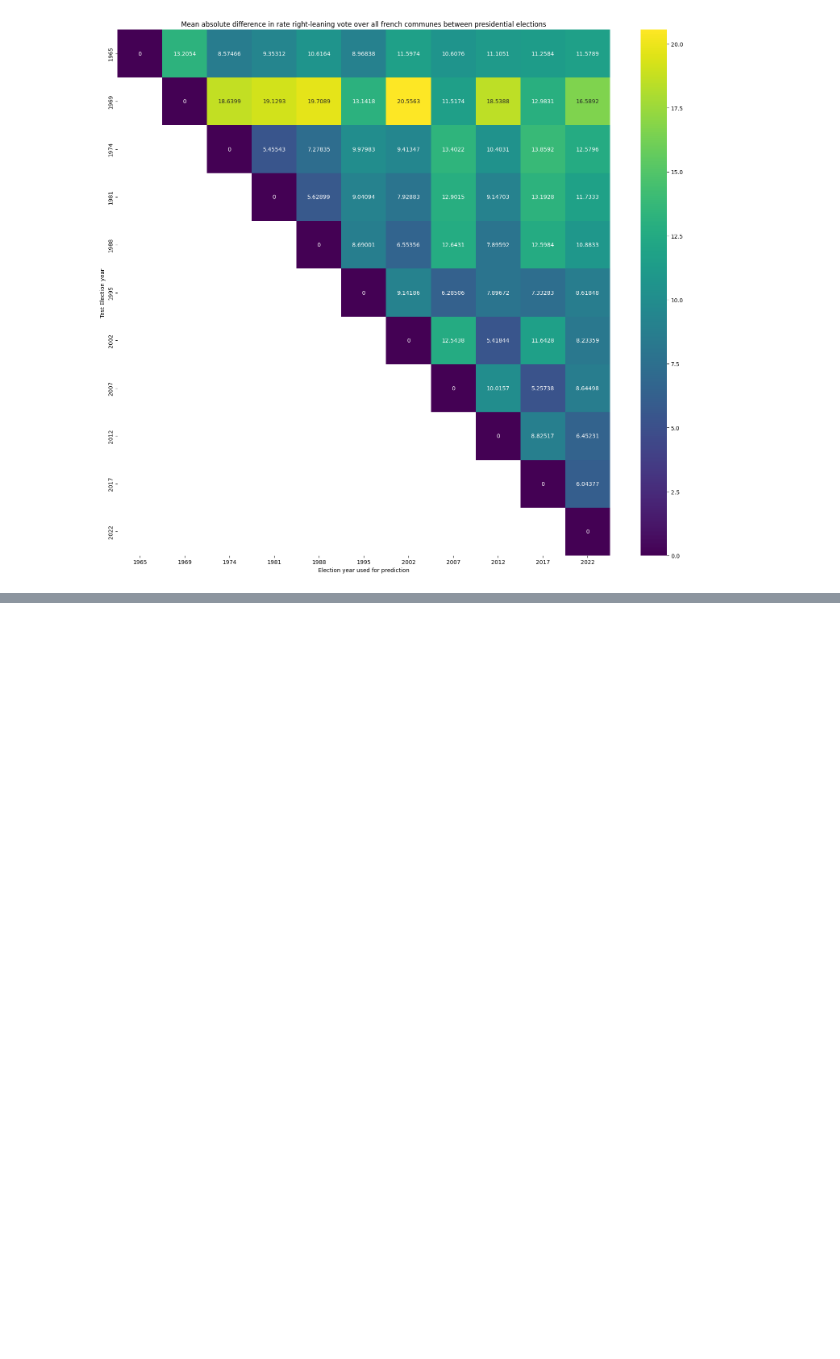
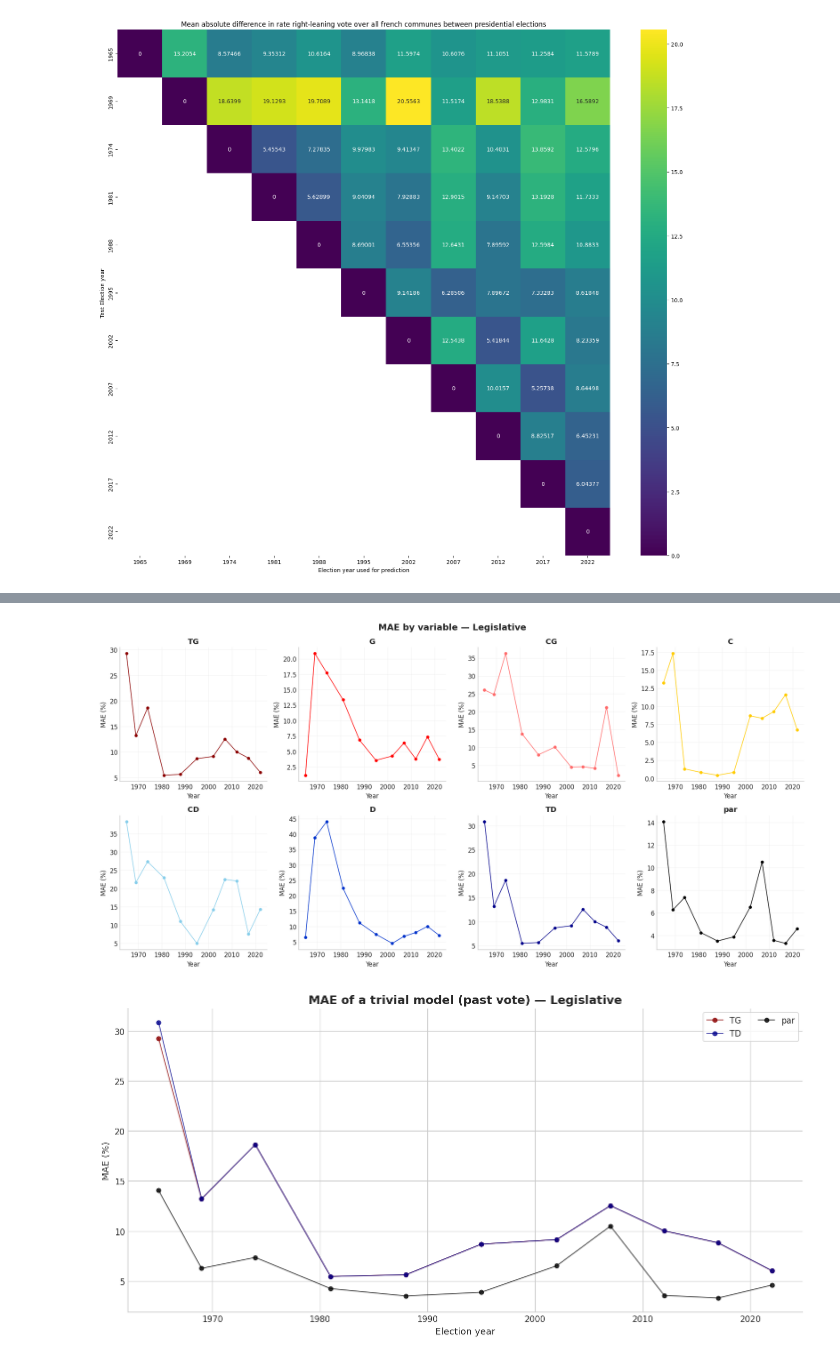
Before and after one commit to artmanceau/electera, a Jupyter notebook: notebooks/model/vote_stability.ipynb, the cells around one changed output, grey strips where cells are left out. Cells and saved outputs as stored; diff of their text form; code cells hidden in the pictures; blank space fills up the shorter version.

```diff
--- a/notebooks/model/vote_stability.ipynb
+++ b/notebooks/model/vote_stability.ipynb
@@ -64 +185,9 @@ plot_backtest_error(1)
+# %%
+data = load_all_matrices(election_type="presidentiel")
+# %%
+plot_backtest_grid(data)
+plot_backtest_overlay(data)
+# %% [output]
+[figure, added]
+[figure, added]
 # %%
```
Also changed, not shown: parts of 22 cells of this notebook, 9 other files.
